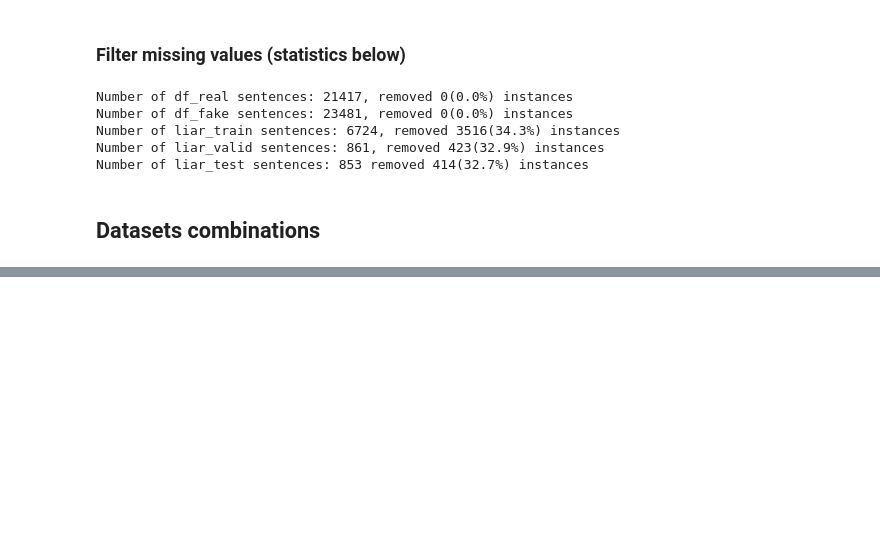
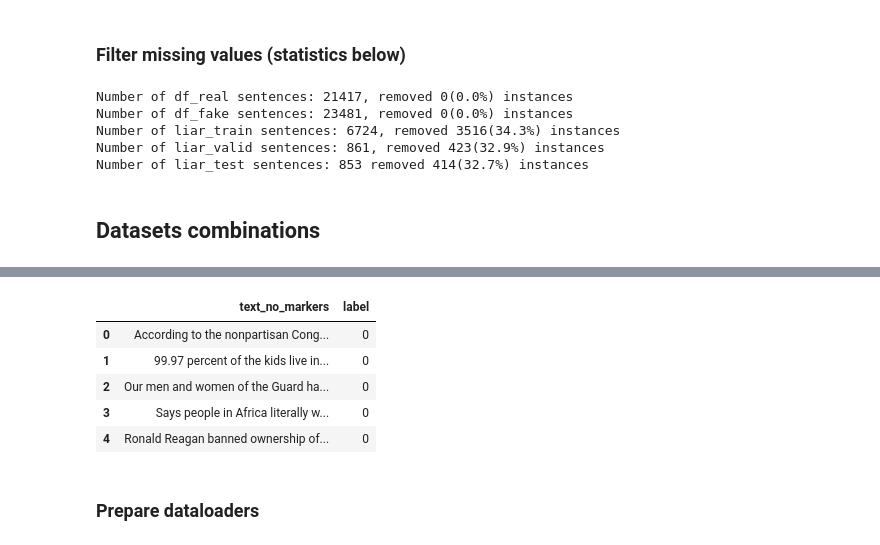
Before and after one commit to BabeRush/NLP_final_project, a Jupyter notebook: Training.ipynb, the cells around one changed output, grey strips where cells are left out. Drawn from its saved outputs; the diff is of its cells as text; code cells hidden in the pictures; blank space fills up the shorter version.

```diff
--- a/Training.ipynb
+++ b/Training.ipynb
@@ -147,0 +188,12 @@ Number of liar_test sentences: 853 removed 414(32.7%) instances
+# %%
+# Only no marker option
+df_no_markers_LIAR = prepare_dataset_2(liar_train, liar_valid, liar_test, subject=False, statement=True, speaker=True, context=False)
+# %%
+df_no_markers_LIAR.head()
+# %% [output]
+|  | text_no_markers | label |
+| 0 | According to the nonpartisan Cong... | 0 |
+| 1 | 99.97 percent of the kids live in... | 0 |
+| 2 | Our men and women of the Guard ha... | 0 |
+| 3 | Says people in Africa literally w... | 0 |
+| 4 | Ronald Reagan banned ownership of... | 0 |
@@ -147,0 +202,2 @@ Number of liar_test sentences: 853 removed 414(32.7%) instances
+# %% [markdown]
+### Prepare dataloaders
```
Also changed, not shown: parts of 36 cells of this notebook.
